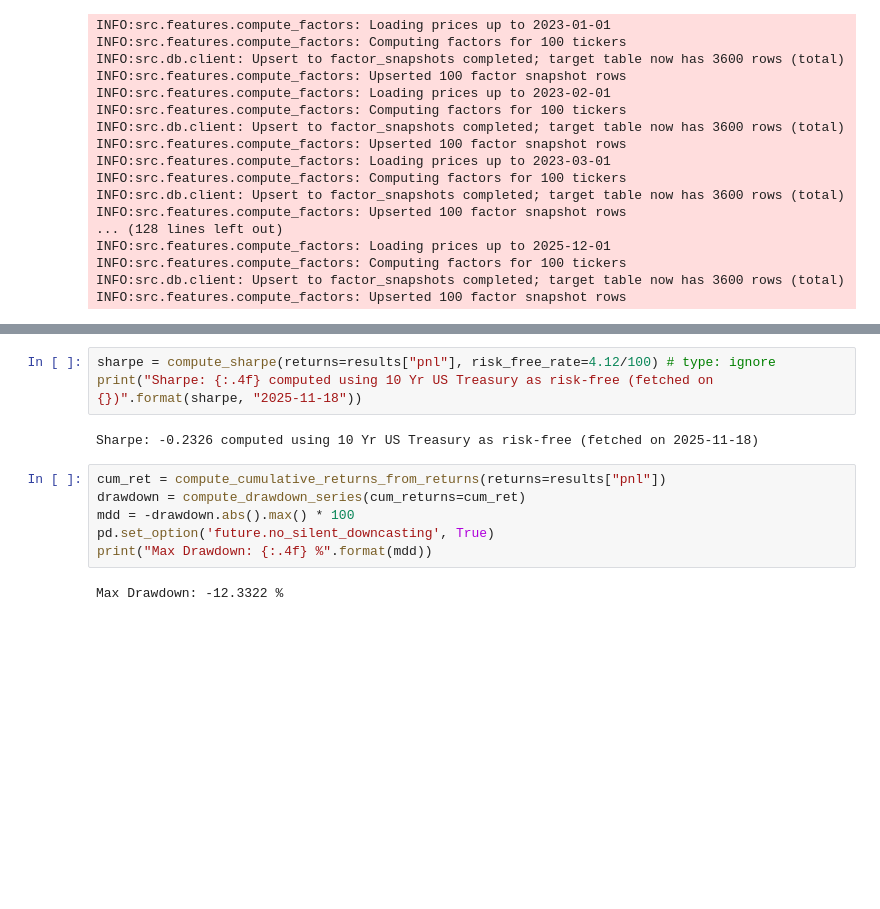
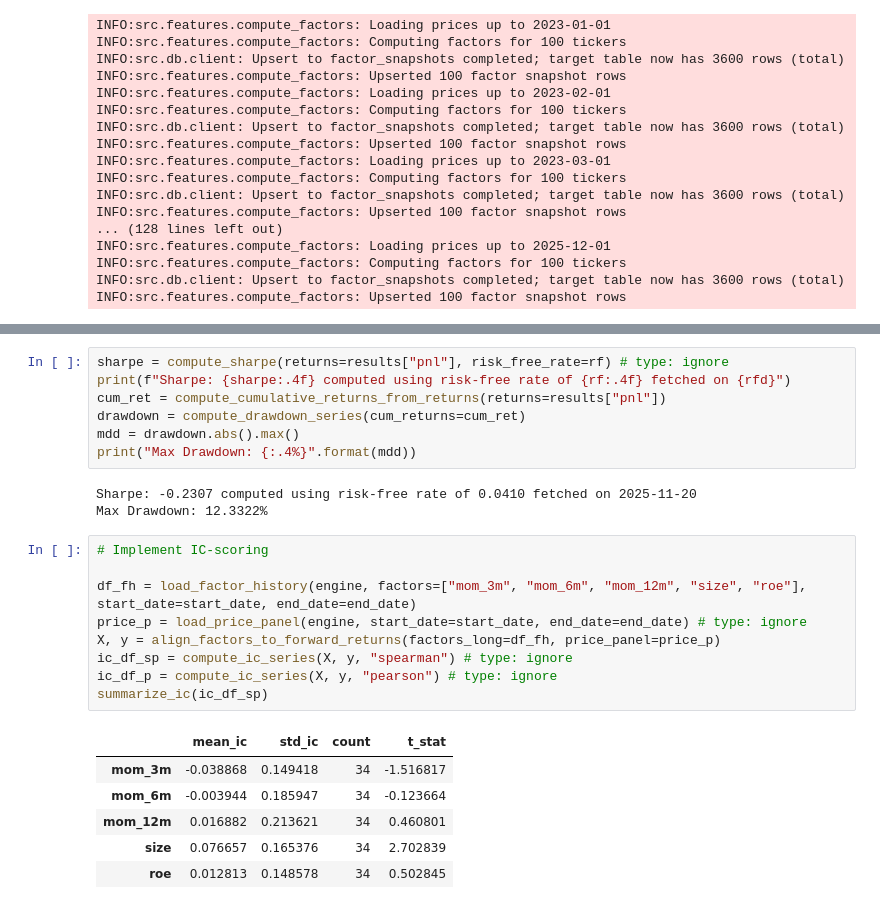
Before and after one commit to elphaim/multisector-pyFi, a Jupyter notebook: pipeline.ipynb, the cells around one changed output, grey strips where cells are left out. Drawn from its saved outputs; the diff is of its cells as text; blank space fills up the shorter version.

```diff
--- a/pipeline.ipynb
+++ b/pipeline.ipynb
@@ -125,13 +143,26 @@ plot_all(results)
 # %%
-sharpe = compute_sharpe(returns=results["pnl"], risk_free_rate=4.12/100) # type: ignore
-print("Sharpe: {:.4f} computed using 10 Yr US Treasury as risk-free (fetched on {})".format(sharpe, "2025-11-18"))
+sharpe = compute_sharpe(returns=results["pnl"], risk_free_rate=rf) # type: ignore
+print(f"Sharpe: {sharpe:.4f} computed using risk-free rate of {rf:.4f} fetched on {rfd}")
+cum_ret = compute_cumulative_returns_from_returns(returns=results["pnl"])
+drawdown = compute_drawdown_series(cum_returns=cum_ret)
+mdd = drawdown.abs().max()
+print("Max Drawdown: {:.4%}".format(mdd))
 # %% [output]
-Sharpe: -0.2326 computed using 10 Yr US Treasury as risk-free (fetched on 2025-11-18)
+Sharpe: -0.2307 computed using risk-free rate of 0.0410 fetched on 2025-11-20
+Max Drawdown: 12.3322%
-# %%
-cum_ret = compute_cumulative_returns_from_returns(returns=results["pnl"])
-drawdown = compute_drawdown_series(cum_returns=cum_ret)
-mdd = -drawdown.abs().max() * 100
-pd.set_option('future.no_silent_downcasting', True)
-print("Max Drawdown: {:.4f} %".format(mdd))
-# %% [output]
-Max Drawdown: -12.3322 %
+# %%
+# Implement IC-scoring
+
+df_fh = load_factor_history(engine, factors=["mom_3m", "mom_6m", "mom_12m", "size", "roe"], start_date=start_date, end_date=end_date)
+price_p = load_price_panel(engine, start_date=start_date, end_date=end_date) # type: ignore
+X, y = align_factors_to_forward_returns(factors_long=df_fh, price_panel=price_p)
+ic_df_sp = compute_ic_series(X, y, "spearman") # type: ignore
+ic_df_p = compute_ic_series(X, y, "pearson") # type: ignore
+summarize_ic(ic_df_sp)
+# %% [output]
+|  | mean_ic | std_ic | count | t_stat |
+| mom_3m | -0.038868 | 0.149418 | 34 | -1.516817 |
+| mom_6m | -0.003944 | 0.185947 | 34 | -0.123664 |
+| mom_12m | 0.016882 | 0.213621 | 34 | 0.460801 |
+| size | 0.076657 | 0.165376 | 34 | 2.702839 |
+| roe | 0.012813 | 0.148578 | 34 | 0.502845 |
```
Also changed, not shown: parts of 14 cells of this notebook, 4 other files.
